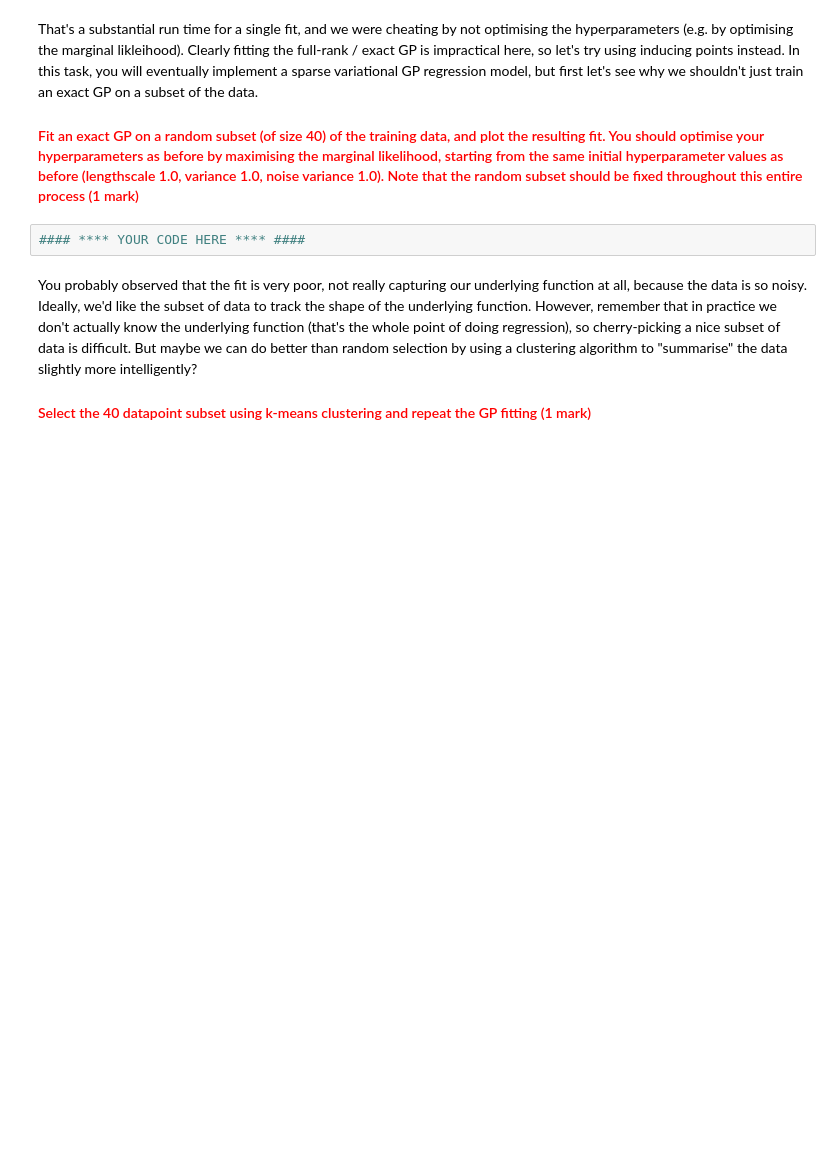
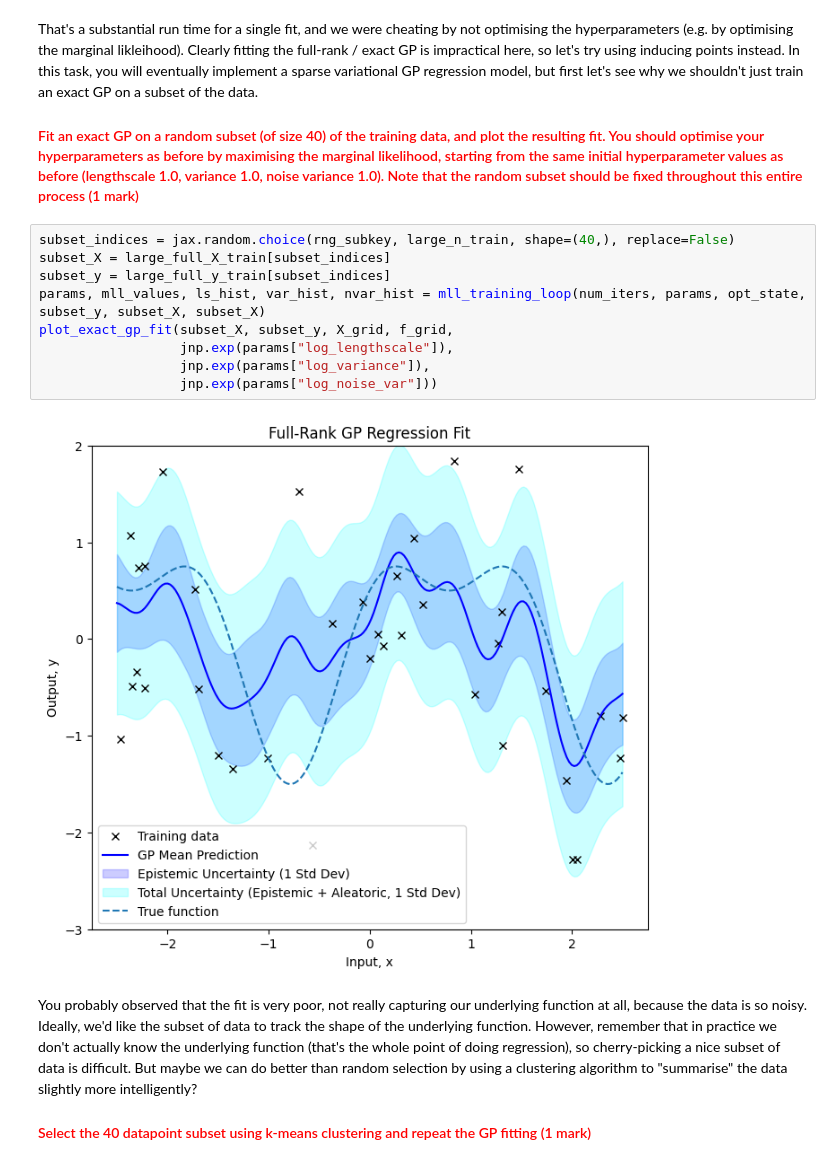
Before and after one commit to Epetch/Bayesian-ML-CW-2, a Jupyter notebook: cw2_partA.ipynb, the cells around one changed output. Cells and saved outputs as stored; diff of their text form; blank space fills up the shorter version.

```diff
--- a/cw2_partA.ipynb
+++ b/cw2_partA.ipynb
@@ -400,7 +461,16 @@ That's a substantial run time for a single fit, and we were cheating by not opti
 
 #### <font color="red"> Fit an exact GP on a random subset (of size 40) of the training data, and plot the resulting fit. You should optimise your hyperparameters as before by maximising the marginal likelihood, starting from the same initial hyperparameter values as before (lengthscale 1.0, variance 1.0, noise variance 1.0). Note that the random subset should be fixed throughout this entire process (1 mark) </font>
 # %%
-#### **** YOUR CODE HERE **** ####
+subset_indices = jax.random.choice(rng_subkey, large_n_train, shape=(40,), replace=False)
+subset_X = large_full_X_train[subset_indices]
+subset_y = large_full_y_train[subset_indices]
+params, mll_values, ls_hist, var_hist, nvar_hist = mll_training_loop(num_iters, params, opt_state, subset_y, subset_X, subset_X)
+plot_exact_gp_fit(subset_X, subset_y, X_grid, f_grid,
+                  jnp.exp(params["log_lengthscale"]),
+                  jnp.exp(params["log_variance"]),
+                  jnp.exp(params["log_noise_var"]))
+# %% [output]
+[figure, added]
 # %% [markdown]
 You probably observed that the fit is very poor, not really capturing our underlying function at all, because the data is so noisy. Ideally, we'd like the subset of data to track the shape of the underlying function. However, remember that in practice we don't actually know the underlying function (that's the whole point of doing regression), so cherry-picking a nice subset of data is difficult. But maybe we can do better than random selection by using a clustering algorithm to "summarise" the data slightly more intelligently?
 
```
Also changed, not shown: parts of 5 cells of this notebook.
